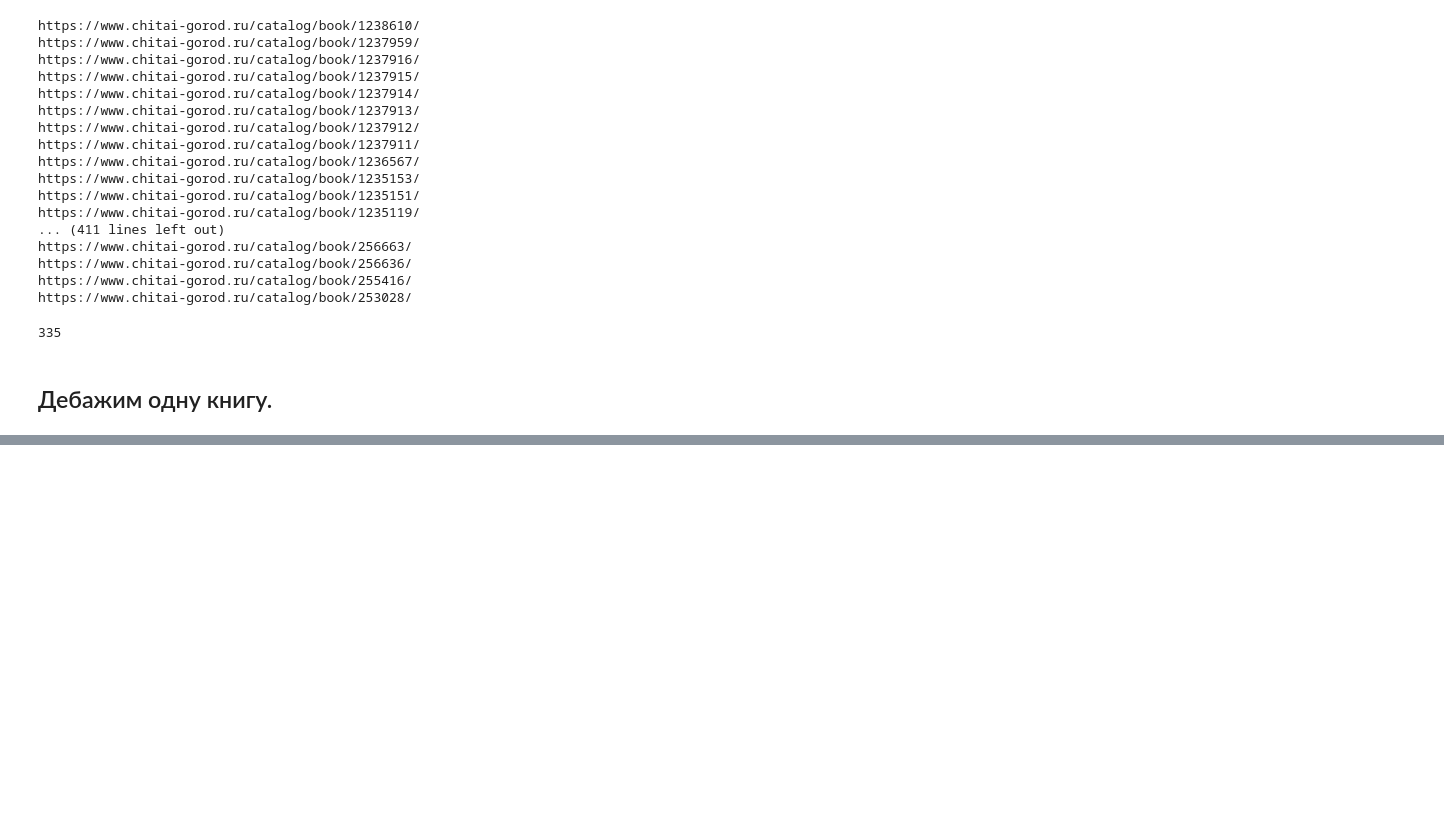
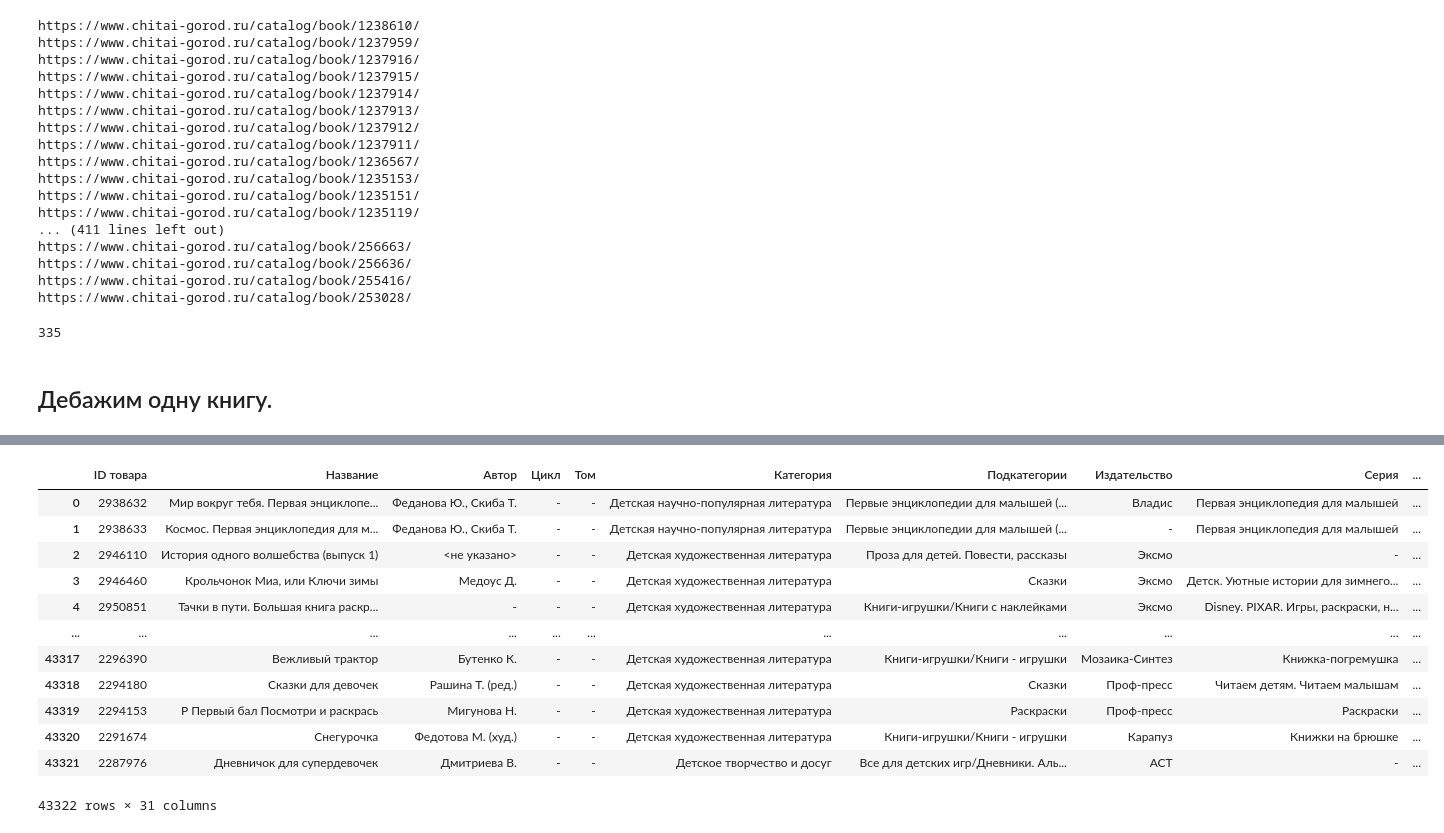
Before and after one commit to gooddeadcat/Klim_notebooks, a Jupyter notebook: Homework/Parsing_project/CG_Pages_With_function.ipynb, the cells around one changed output, grey strips where cells are left out. Cells and saved outputs as stored; diff of their text form; code cells hidden in the pictures; blank space fills up the shorter version.

```diff
--- a/Homework/Parsing_project/CG_Pages_With_function.ipynb
+++ b/Homework/Parsing_project/CG_Pages_With_function.ipynb
@@ -654,0 +664,4 @@ https://www.chitai-gorod.ru/catalog/book/2841112/
+# %%
+df5 = pd.read_csv('parsed_chitay_gorod_kids_missed_03.csv')
+print(df5.shape)
+print(df5.info())
@@ -654,0 +686,4 @@ https://www.chitai-gorod.ru/catalog/book/2841112/
+# %%
+df6 = pd.read_csv('parsed_chitay_gorod_kids_missed_04.csv')
+print(df6.shape)
+print(df6.info())
@@ -654,0 +708,4 @@ https://www.chitai-gorod.ru/catalog/book/2841112/
+# %%
+df7 = pd.concat([df1, df2, df3, df4, df5, df6]).reset_index(drop=True)
+print(df7.shape)
+print(df7.info())
@@ -654,0 +730,4 @@ https://www.chitai-gorod.ru/catalog/book/2841112/
+# %%
+df7.drop_duplicates(inplace=True)
+print(df7.shape)
+print(df7.info())
@@ -654,0 +752,16 @@ https://www.chitai-gorod.ru/catalog/book/2841112/
+# %%
+df7.reset_index(drop=True)
+# %% [output]
+|  | ID товара | Название | Автор | Цикл | Том | Категория | Подкатегории | Издательство | Серия | ... |
+| 0 | 2938632 | Мир вокруг тебя. Первая энциклопе... | Феданова Ю., Скиба Т. | - | - | Детская научно-популярная литература | Первые энциклопедии для малышей (... | Владис | Первая энциклопедия для малышей | ... |
+| 1 | 2938633 | Космос. Первая энциклопедия для м... | Феданова Ю., Скиба Т. | - | - | Детская научно-популярная литература | Первые энциклопедии для малышей (... | - | Первая энциклопедия для малышей | ... |
+| 2 | 2946110 | История одного волшебства (выпуск 1) | <не указано> | - | - | Детская художественная литература | Проза для детей. Повести, рассказы | Эксмо | - | ... |
+| 3 | 2946460 | Крольчонок Миа, или Ключи зимы | Медоус Д. | - | - | Детская художественная литература | Сказки | Эксмо | Детск. Уютные истории для зимнего... | ... |
+| 4 | 2950851 | Тачки в пути. Большая книга раскр... | - | - | - | Детская художественная литература | Книги-игрушки/Книги с наклейками | Эксмо | Disney. PIXAR. Игры, раскраски, н... | ... |
+| ... | ... | ... | ... | ... | ... | ... | ... | ... | ... | ... |
+| 43317 | 2296390 | Вежливый трактор | Бутенко К. | - | - | Детская художественная литература | Книги-игрушки/Книги - игрушки | Мозаика-Синтез | Книжка-погремушка | ... |
+| 43318 | 2294180 | Сказки для девочек | Рашина Т. (ред.) | - | - | Детская художественная литература | Сказки | Проф-пресс | Читаем детям. Читаем малышам | ... |
+| 43319 | 2294153 | Р Первый бал Посмотри и раскрась | Мигунова Н. | - | - | Детская художественная литература | Раскраски | Проф-пресс | Раскраски | ... |
+| 43320 | 2291674 | Снегурочка | Федотова М. (худ.) | - | - | Детская художественная литература | Книги-игрушки/Книги - игрушки | Карапуз | Книжки на брюшке | ... |
+| 43321 | 2287976 | Дневничок для супердевочек | Дмитриева В. | - | - | Детское творчество и досуг | Все для детских игр/Дневники. Аль... | АСТ | - | ... |
+43322 rows × 31 columns
```
Also changed, not shown: parts of 19 cells of this notebook, 4 other files.
